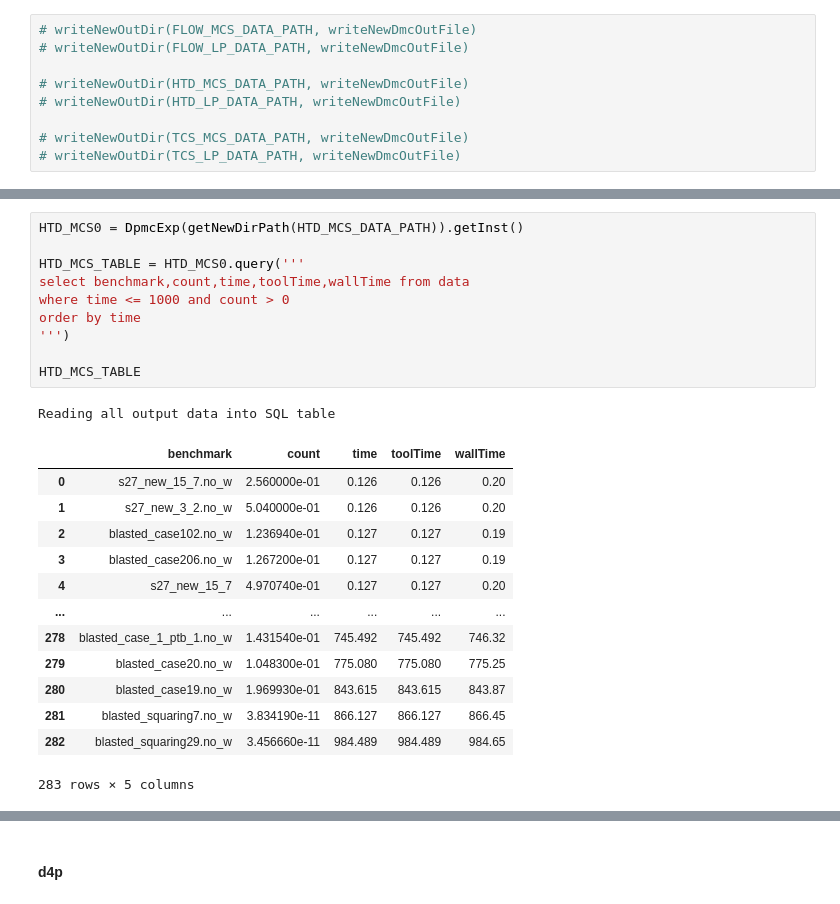
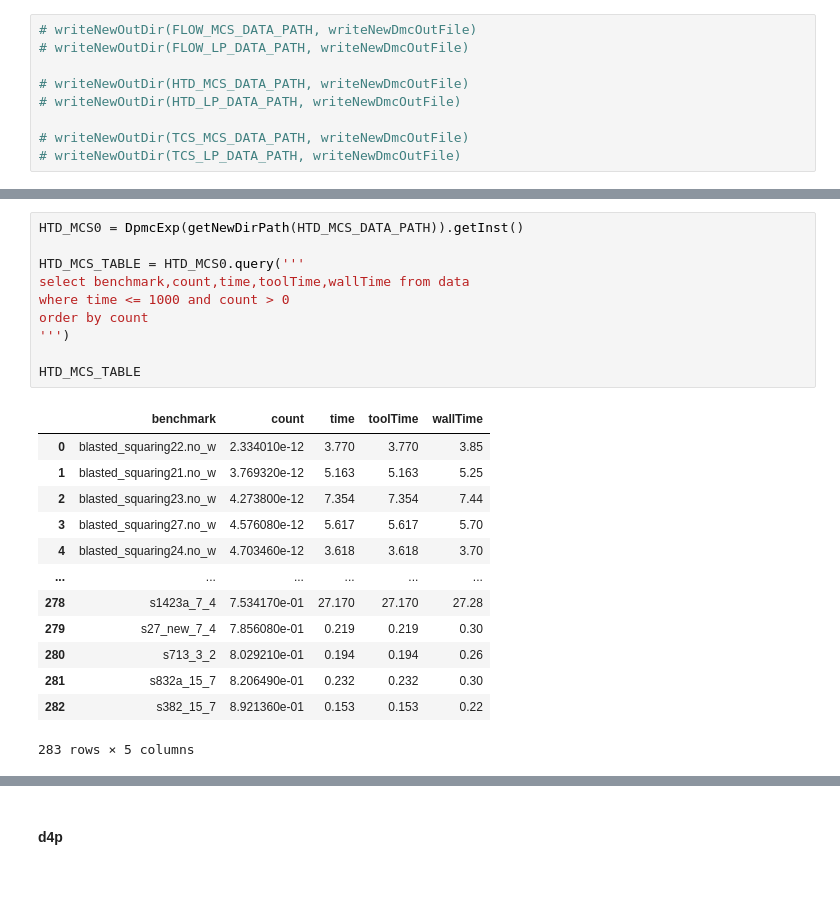
Before and after one commit to vardigroup/DPMC, a Jupyter notebook: experiments/procount.ipynb, the cells around one changed output, grey strips where cells are left out. Saved outputs shown, nothing was run; the diff lists cells and outputs as text.

```diff
--- a/experiments/procount.ipynb
+++ b/experiments/procount.ipynb
@@ -1251,28 +1233,27 @@ Reading all output data into SQL table
 # %%
 HTD_MCS0 = DpmcExp(getNewDirPath(HTD_MCS_DATA_PATH)).getInst()
 
 HTD_MCS_TABLE = HTD_MCS0.query('''
 select benchmark,count,time,toolTime,wallTime from data
 where time <= 1000 and count > 0
-order by time
+order by count
 ''')
 
 HTD_MCS_TABLE
 # %% [output]
+|  | benchmark | count | time | toolTime | wallTime |
+| 0 | blasted_squaring22.no_w | 2.334010e-12 | 3.770 | 3.770 | 3.85 |
+| 1 | blasted_squaring21.no_w | 3.769320e-12 | 5.163 | 5.163 | 5.25 |
+| 2 | blasted_squaring23.no_w | 4.273800e-12 | 7.354 | 7.354 | 7.44 |
+| 3 | blasted_squaring27.no_w | 4.576080e-12 | 5.617 | 5.617 | 5.70 |
+| 4 | blasted_squaring24.no_w | 4.703460e-12 | 3.618 | 3.618 | 3.70 |
+| ... | ... | ... | ... | ... | ... |
+| 278 | s1423a_7_4 | 7.534170e-01 | 27.170 | 27.170 | 27.28 |
+| 279 | s27_new_7_4 | 7.856080e-01 | 0.219 | 0.219 | 0.30 |
+| 280 | s713_3_2 | 8.029210e-01 | 0.194 | 0.194 | 0.26 |
+| 281 | s832a_15_7 | 8.206490e-01 | 0.232 | 0.232 | 0.30 |
+| 282 | s382_15_7 | 8.921360e-01 | 0.153 | 0.153 | 0.22 |
-Reading all output data into SQL table
+283 rows × 5 columns
-|  | benchmark | count | time | toolTime | wallTime |
-| 0 | s27_new_15_7.no_w | 2.560000e-01 | 0.126 | 0.126 | 0.20 |
-| 1 | s27_new_3_2.no_w | 5.040000e-01 | 0.126 | 0.126 | 0.20 |
-| 2 | blasted_case102.no_w | 1.236940e-01 | 0.127 | 0.127 | 0.19 |
-| 3 | blasted_case206.no_w | 1.267200e-01 | 0.127 | 0.127 | 0.19 |
-| 4 | s27_new_15_7 | 4.970740e-01 | 0.127 | 0.127 | 0.20 |
-| ... | ... | ... | ... | ... | ... |
-| 278 | blasted_case_1_ptb_1.no_w | 1.431540e-01 | 745.492 | 745.492 | 746.32 |
-| 279 | blasted_case20.no_w | 1.048300e-01 | 775.080 | 775.080 | 775.25 |
-| 280 | blasted_case19.no_w | 1.969930e-01 | 843.615 | 843.615 | 843.87 |
-| 281 | blasted_squaring7.no_w | 3.834190e-11 | 866.127 | 866.127 | 866.45 |
-| 282 | blasted_squaring29.no_w | 3.456660e-11 | 984.489 | 984.489 | 984.65 |
-283 rows × 5 columns
 # %%
 HTD_LP0 = DpmcExp(getNewDirPath(HTD_LP_DATA_PATH)).getInst()
 
```
Also changed, not shown: parts of 43 cells of this notebook, 1 other file.
